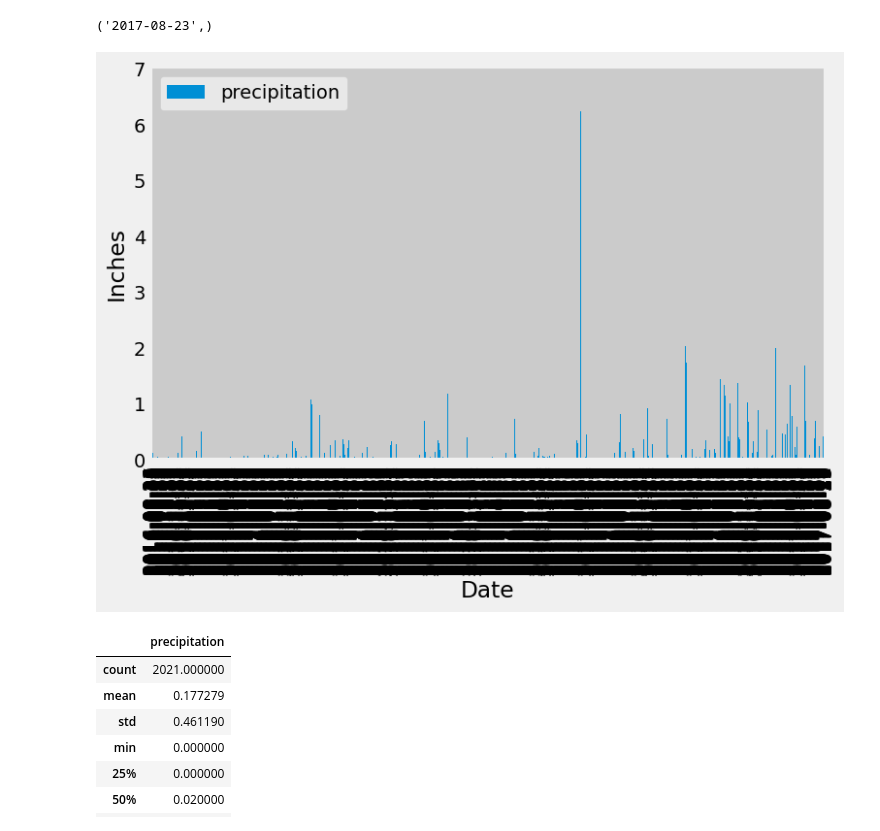
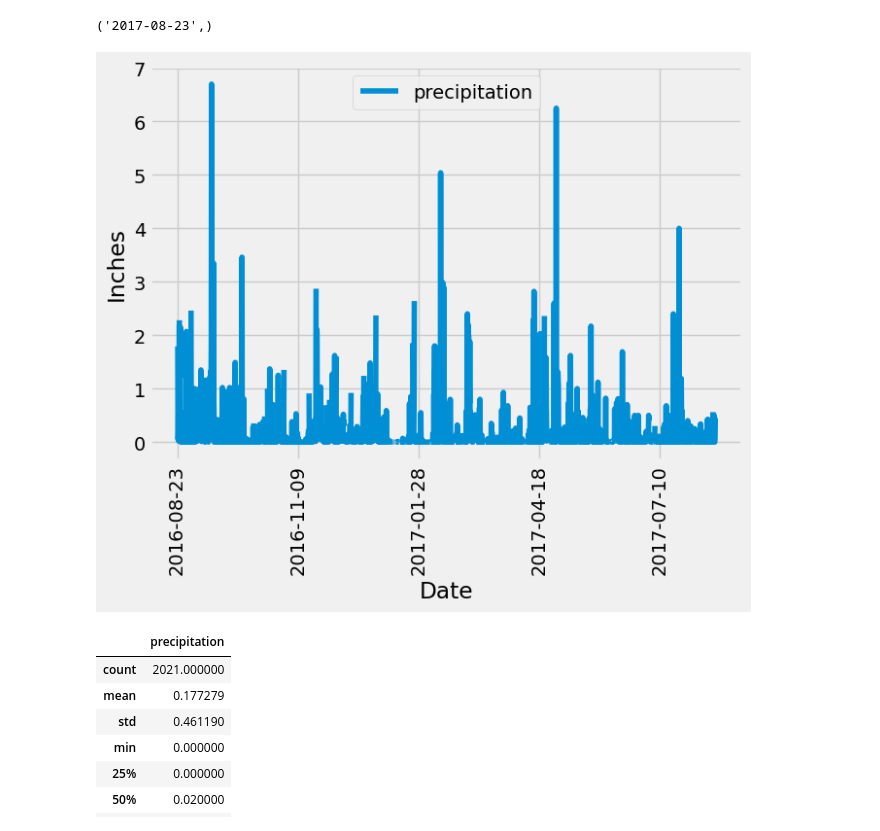
Before and after one commit to MissDysart/sqlalchemy-challenge, a Jupyter notebook: SurfsUp/hi_climate.ipynb, the cells around one changed output. Cells and saved outputs as stored; diff of their text form; code cells hidden in the pictures.

Commit message:
Finalize hi_climate.ipynb, prcp Flask working.

```diff
--- a/SurfsUp/hi_climate.ipynb
+++ b/SurfsUp/hi_climate.ipynb
@@ -56,24 +56,24 @@ session.query(Measurement.date).order_by(Measurement.date.desc()).first()
 # %%
 # Design a query to retrieve the last 12 months of precipitation data and plot the results.
 # Starting from the most recent data point in the database.
 
 # Calculate the date one year from the last date in data set.
 year_ago = dt.date(2017, 8, 23) - dt.timedelta(days=365)
 
 # Perform a query to retrieve the data and precipitation scores
 year_prcp = session.query(Measurement.date, Measurement.prcp).filter(Measurement.date >= year_ago).all()
 
 # Save the query results as a Pandas DataFrame. Explicitly set the column names
 year_prcp_df = pd.DataFrame(year_prcp, columns=['date', 'precipitation'])
 
 # Sort the dataframe by date
-year_prcp_df = year_prcp_df.set_index('date')
+year_prcp_df = year_prcp_df.set_index('date').sort_values('date')
 
-# Use Pandas Plotting with Matplotlib to plot the data
-year_prcp_df.plot(kind="bar", figsize=(8,5), xlabel="Date", ylabel="Inches")
+# Use Pandas Plotting with Matplotlib to plot the data (received help from study group on this)
+year_prcp_df.plot(rot=90, figsize=(7,5), xlabel="Date", ylabel="Inches")
 plt.show()
 # %% [output]
-[figure, old version]
+[figure, new version]
 # %%
 # Use Pandas to calculate the summary statistics for the precipitation data
 year_prcp_df.describe()
```
Also changed, not shown: parts of 2 cells of this notebook, 1 other file.
